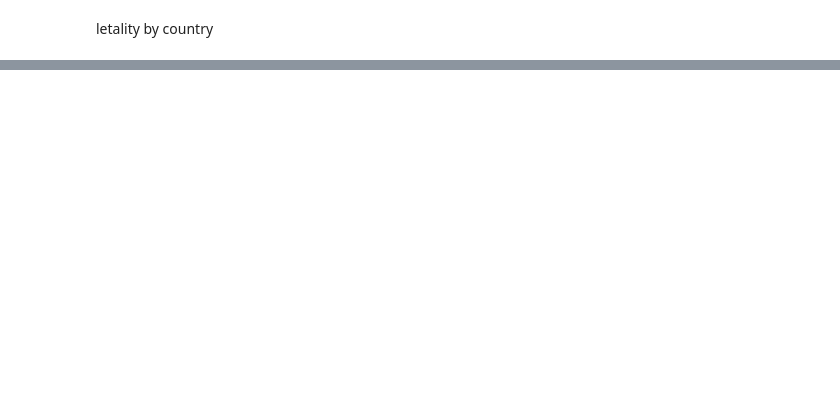
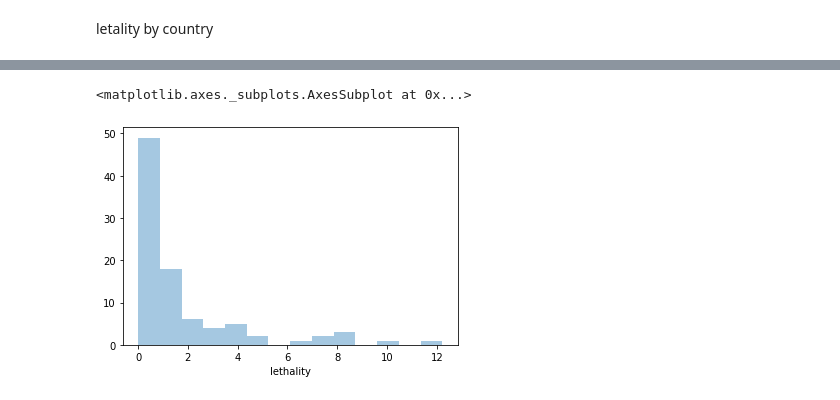
Before and after one commit to kaiocesar/data-science-health, a Jupyter notebook: Data-Science-Health.ipynb, the cells around one changed output, grey strips where cells are left out. Cells and saved outputs as stored; diff of their text form; code cells hidden in the pictures; blank space fills up the shorter version.

```diff
--- a/Data-Science-Health.ipynb
+++ b/Data-Science-Health.ipynb
@@ -132,0 +139,5 @@ Name: Ukraine, dtype: float64
+# %%
+sns.distplot(total_cases.sort_values('lethality', ascending=False).query('confirmed > 40')['lethality'], kde=False)
+# %% [output]
+<matplotlib.axes._subplots.AxesSubplot at 0x...>
+[figure, added]
```
Also changed, not shown: parts of 18 cells of this notebook.
